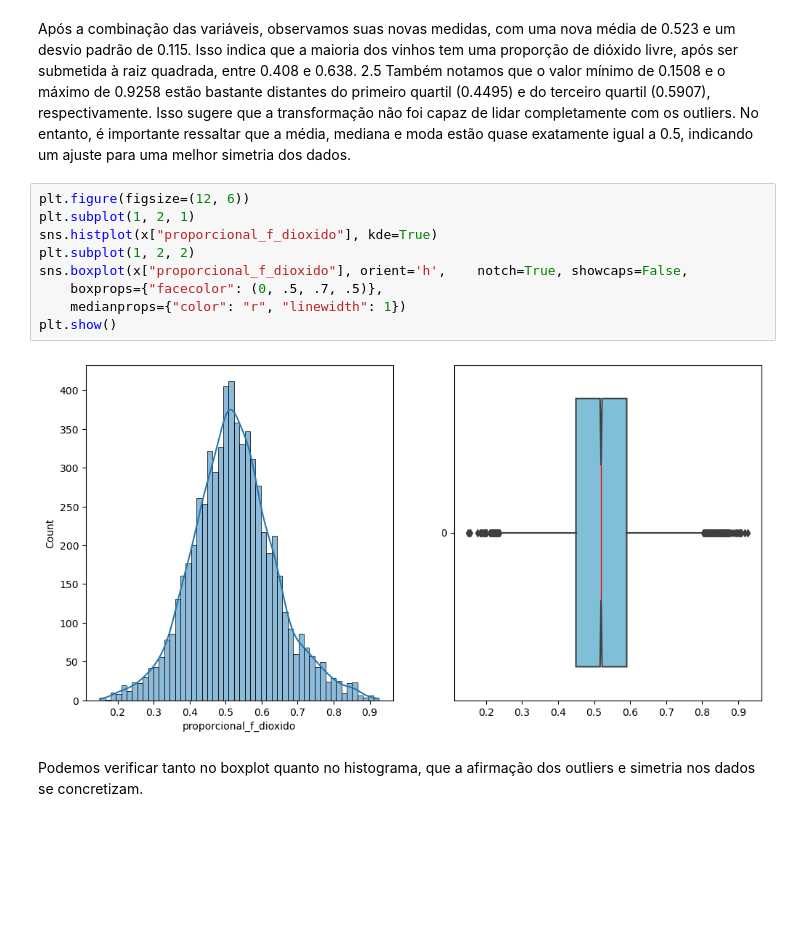
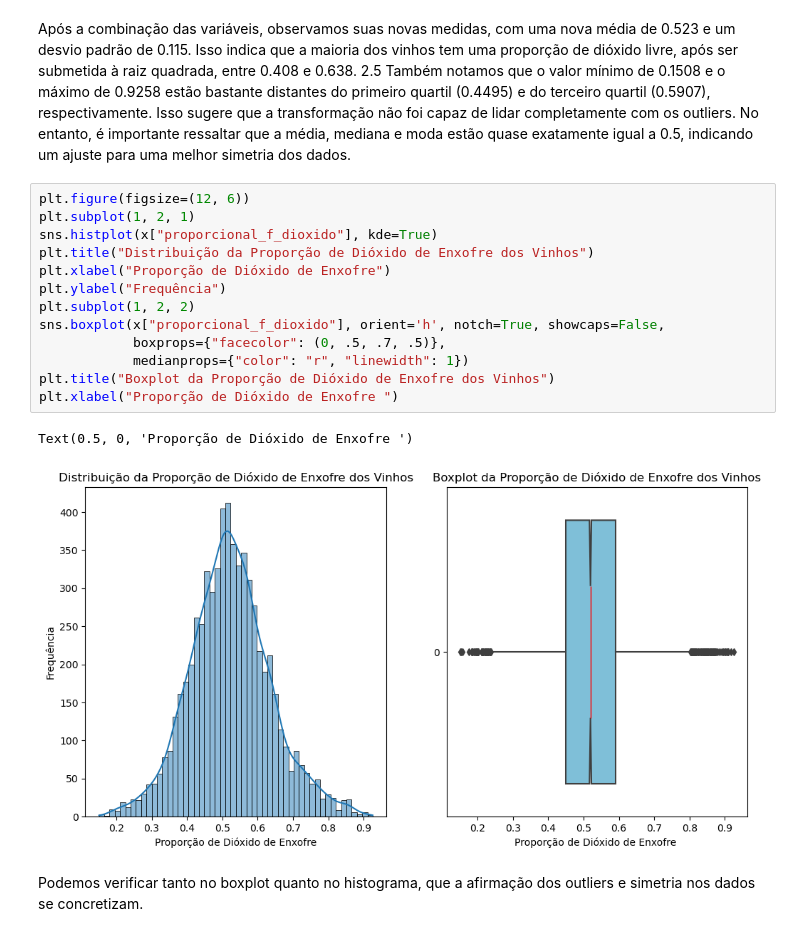
Before and after one commit to gabrieldadcarvalho/machine_learning, a Jupyter notebook: wine_quality/analitic_wine.ipynb, the cells around one changed output. Cells and saved outputs as stored; diff of their text form; blank space fills up the shorter version.

```diff
--- a/wine_quality/analitic_wine.ipynb
+++ b/wine_quality/analitic_wine.ipynb
@@ -566,14 +618,19 @@ Também notamos que o valor mínimo de 0.1508 e o máximo de 0.9258 estão basta
 # %%
 plt.figure(figsize=(12, 6))
 plt.subplot(1, 2, 1)
 sns.histplot(x["proporcional_f_dioxido"], kde=True)
+plt.title("Distribuição da Proporção de Dióxido de Enxofre dos Vinhos")
+plt.xlabel("Proporção de Dióxido de Enxofre")
+plt.ylabel("Frequência")
 plt.subplot(1, 2, 2)
-sns.boxplot(x["proporcional_f_dioxido"], orient='h',    notch=True, showcaps=False,
-    boxprops={"facecolor": (0, .5, .7, .5)},
-    medianprops={"color": "r", "linewidth": 1})
-plt.show()
+sns.boxplot(x["proporcional_f_dioxido"], orient='h', notch=True, showcaps=False,
+            boxprops={"facecolor": (0, .5, .7, .5)},
+            medianprops={"color": "r", "linewidth": 1})
+plt.title("Boxplot da Proporção de Dióxido de Enxofre dos Vinhos")
+plt.xlabel("Proporção de Dióxido de Enxofre ")
 # %% [output]
+Text(0.5, 0, 'Proporção de Dióxido de Enxofre ')
-[figure, old version]
+[figure, new version]
 # %% [markdown]
 Podemos verificar tanto no boxplot quanto no histograma, que a afirmação dos outliers e simetria nos dados se concretizam.
 # %% [markdown]
```
Also changed, not shown: parts of 23 cells of this notebook.
